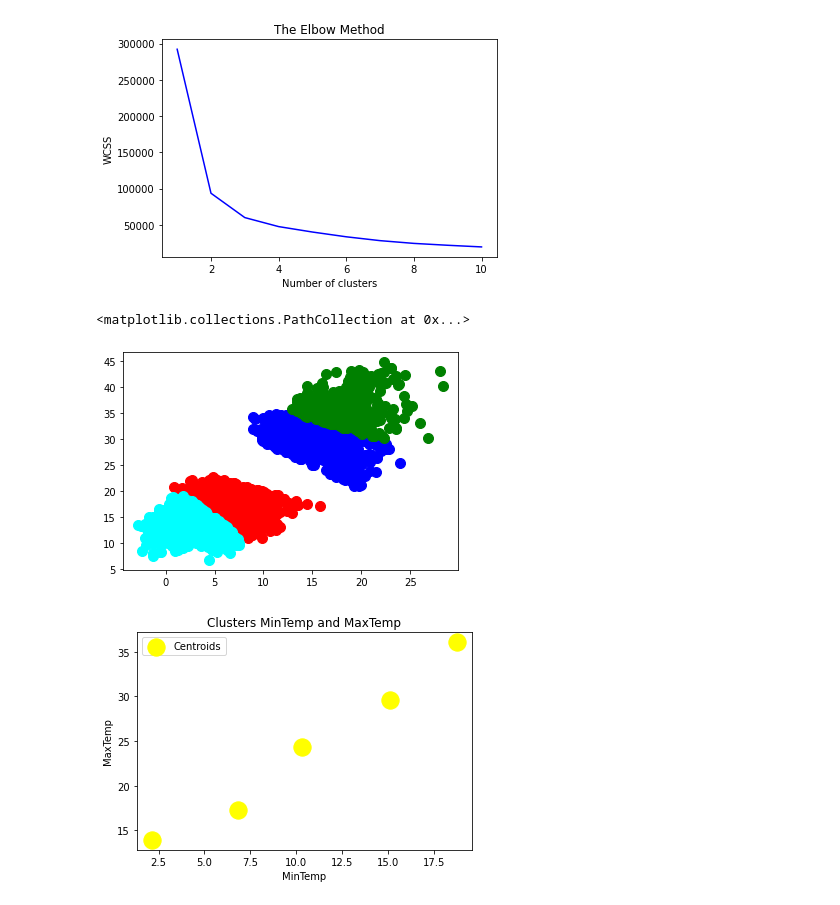
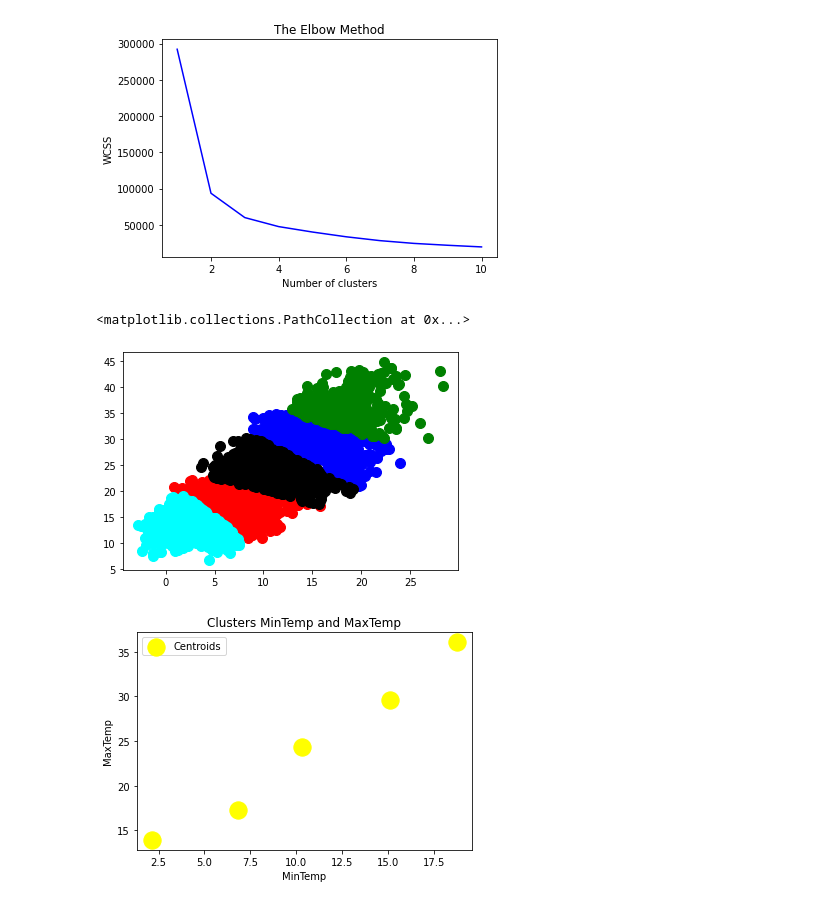
Before and after one commit to EngrAwaisIrshaad/ML-ASSESSMENT, a Jupyter notebook: Machine_Learning_Assessment(K_mean_Clustering).ipynb, the cells around one changed output. Cells and saved outputs as stored; diff of their text form; code cells hidden in the pictures.

```diff
--- a/Machine_Learning_Assessment(K_mean_Clustering).ipynb
+++ b/Machine_Learning_Assessment(K_mean_Clustering).ipynb
@@ -54,12 +54,13 @@ y_kmeans = kmeans.fit_predict(X)
 # %%
 #clusters
 plt.scatter(X[y_kmeans == 0, 0], X[y_kmeans == 0, 1], s = 100, c = 'red', label = 'Cluster 1')
 plt.scatter(X[y_kmeans == 1, 0], X[y_kmeans == 1, 1], s = 100, c = 'blue', label = 'Cluster 2')
 plt.scatter(X[y_kmeans == 2, 0], X[y_kmeans == 2, 1], s = 100, c = 'green', label = 'Cluster 3')
 plt.scatter(X[y_kmeans == 3, 0], X[y_kmeans == 3, 1], s = 100, c = 'cyan', label = 'Cluster 4')
+plt.scatter(X[y_kmeans == 4, 0], X[y_kmeans == 4, 1], s = 100, c = 'Black', label = 'Cluster 5')
 # %% [output]
 <matplotlib.collections.PathCollection at 0x...>
-[figure, old version]
+[figure, new version]
 # %%
 #plotting of the clusters
 plt.scatter(kmeans.cluster_centers_[:, 0], kmeans.cluster_centers_[:, 1], s = 300, c = 'yellow', label = 'Centroids')
```
